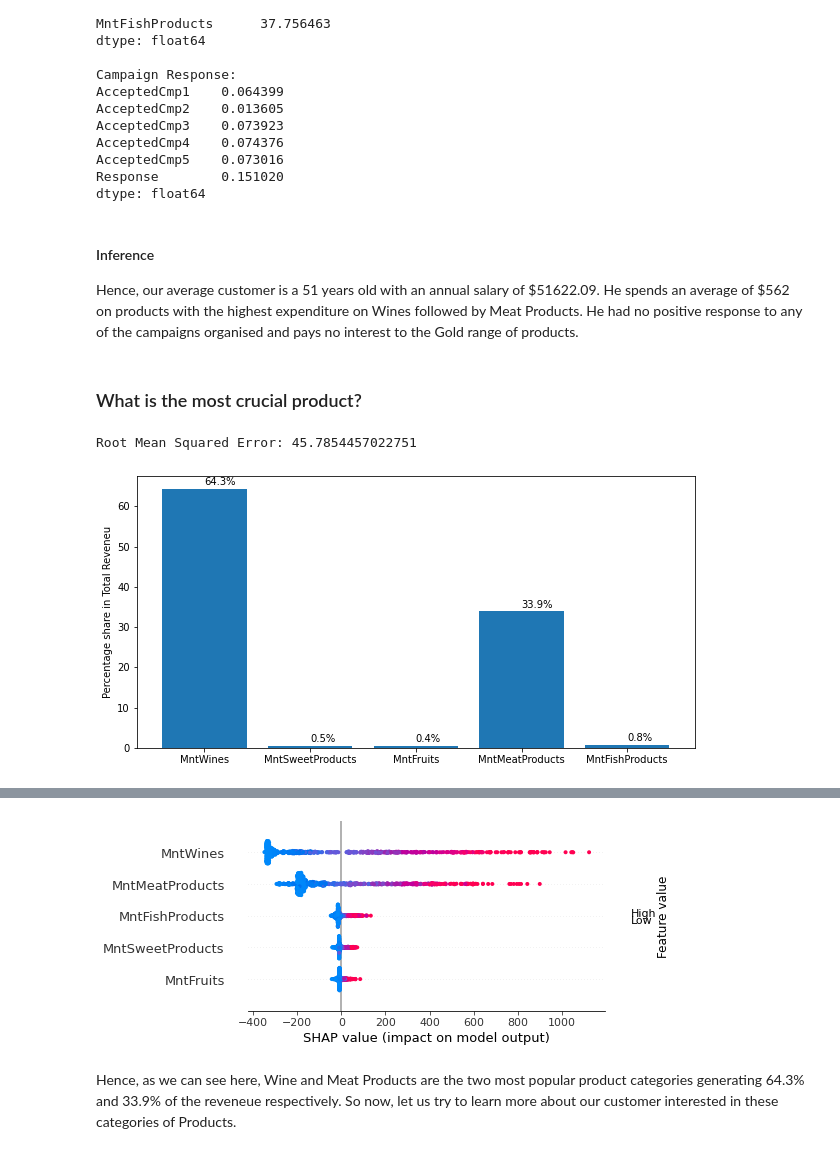
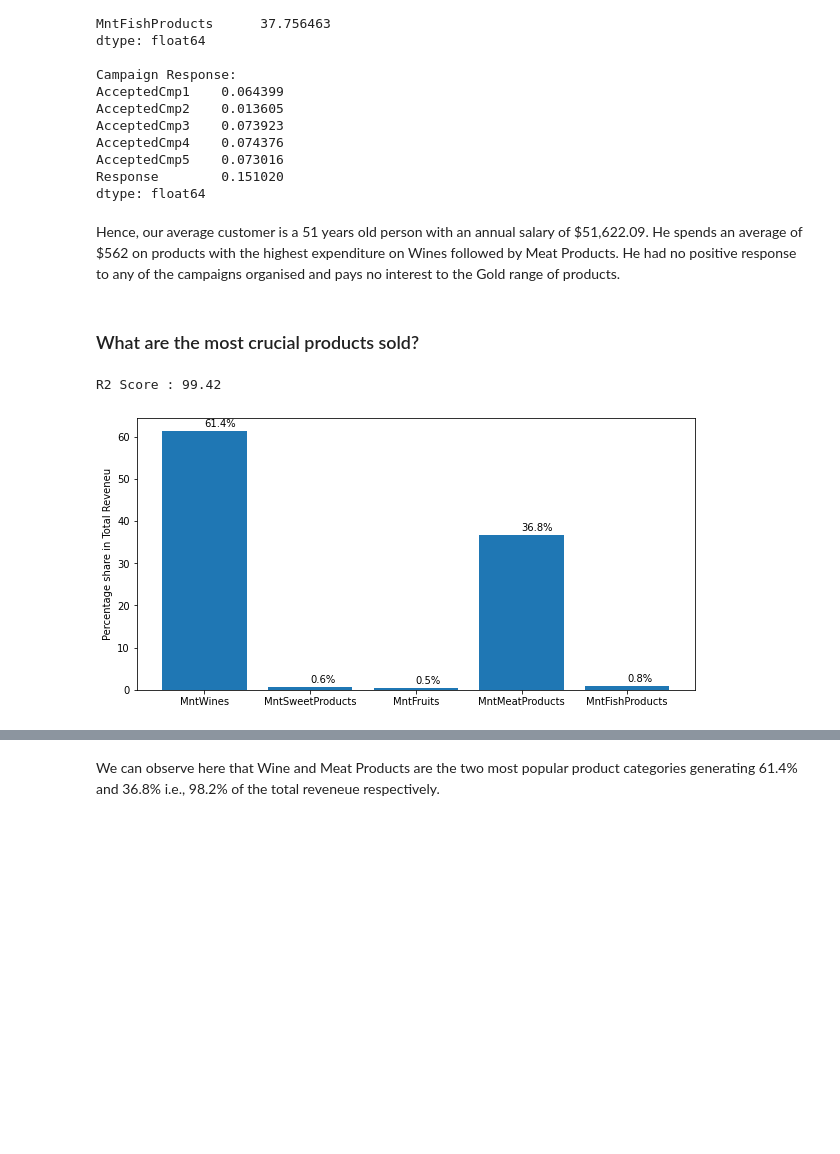
Before and after one commit to palit-dev/Data-Analytics, a Jupyter notebook: Exploratory-Data-Analytics/exploratory-data-analysis.ipynb, the cells around one changed output, grey strips where cells are left out. Cells and saved outputs as stored; diff of their text form; code cells hidden in the pictures; blank space fills up the shorter version.

```diff
--- a/Exploratory-Data-Analytics/exploratory-data-analysis.ipynb
+++ b/Exploratory-Data-Analytics/exploratory-data-analysis.ipynb
@@ -194,47 +133,13 @@ AcceptedCmp5    0.073016
 Response        0.151020
 dtype: float64
 # %% [markdown]
-#### Inference
-
-Hence, our average customer is a 51 years old with an annual salary of \$51622.09. He spends an average of \$562 on products with the highest expenditure on Wines followed by Meat Products. He had no positive response to any of the campaigns organised and pays no interest to the Gold range of products.
+Hence, our average customer is a 51 years old person with an annual salary of \$51,622.09. He spends an average of \$562 on products with the highest expenditure on Wines followed by Meat Products. He had no positive response to any of the campaigns organised and pays no interest to the Gold range of products.
 # %% [markdown]
-### What is the most crucial product?
+### What are the most crucial products sold?
-# %%
-from sklearn.model_selection import train_test_split
-from sklearn.ensemble import RandomForestRegressor
-from sklearn import metrics
-
-def Model(X, Y, title):
-    # Develop the Model
-    X_train, X_test, Y_train, Y_test = train_test_split(X, Y, test_size=0.3)
-    rg = RandomForestRegressor(n_estimators=9, n_jobs=-1)
-    rg.fit(X_train, Y_train)
-
-    y_pred = rg.predict(X_test)
-    print('Root Mean Squared Error:', np.sqrt(metrics.mean_squared_error(Y_test, y_pred)))
-
-    # Showcase the contribution of each feature
-    importances = rg.feature_importances_
-    plt.figure(figsize = (10,5))
-    values = np.around(importances*100, 1)
-    plt.bar(X.columns, values)
-    for i in range(X.shape[1]):
-        plt.text(i, values[i] + 1, str(values[i]) + '%')
-    plt.ylabel(title)
-    plt.show()
-
-    # Plot shap analysis to exhibit correlation
-    explainer = shap.TreeExplainer(rg)
-    shap_values = explainer.shap_values(X_test)
-    shap.initjs()
-    plt.figure(figsize = (6,6))
-    shap.summary_plot(shap_values, X_test)
-    plt.show()
-    return rg
 # %%
 X = df.loc[:,'MntWines':'MntFishProducts']
 Y = df.loc[:, 'MntTotal']
-model = Model(X,Y, 'Percentage share in Total Reveneu')
+model, _, _ = Model(X,Y, 'Percentage share in Total Reveneu')
 # %% [output]
-Root Mean Squared Error: 45.7854457022751
+R2 Score : 99.42
-[figure, old version]
+[figure, new version]
@@ -242,3 +146,2 @@ Root Mean Squared Error: 45.7854457022751
-[figure, removed]
 # %% [markdown]
-Hence, as we can see here, Wine and Meat Products are the two most popular product categories generating 64.3% and 33.9% of the reveneue respectively. So now, let us try to learn more about our customer interested in these categories of Products.
+We can observe here that Wine and Meat Products are the two most popular product categories generating 61.4% and 36.8% i.e., 98.2% of the total reveneue respectively.
```
Also changed, not shown: parts of 38 cells of this notebook, 2 other files.
